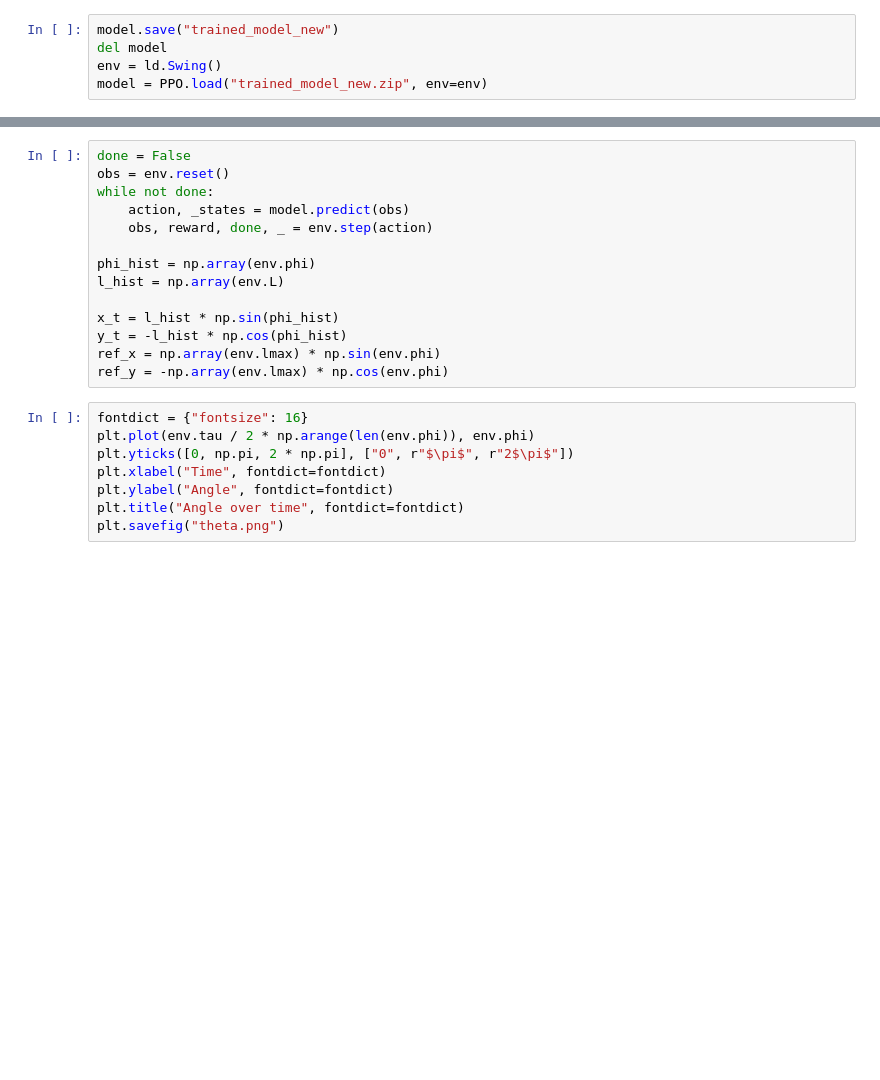
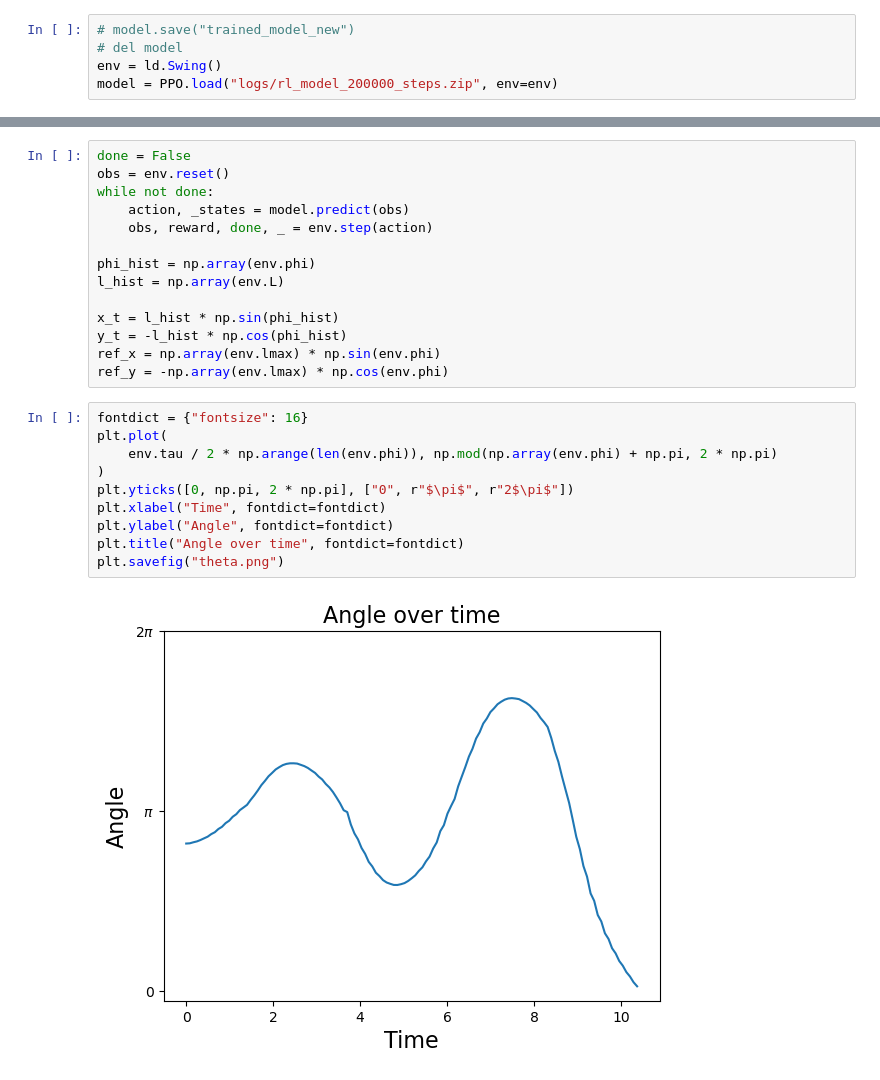
Before and after one commit to davenpi/swinging, a Jupyter notebook: code/eval_agent.ipynb, the cells around one changed output, grey strips where cells are left out. Cells and saved outputs as stored; diff of their text form; blank space fills up the shorter version.

```diff
--- a/code/eval_agent.ipynb
+++ b/code/eval_agent.ipynb
@@ -25,5 +27,5 @@ model.learn(total_timesteps=2e5, callback=checkpoint_callback)
 # %%
-model.save("trained_model_new")
-del model
+# model.save("trained_model_new")
+# del model
 env = ld.Swing()
-model = PPO.load("trained_model_new.zip", env=env)
+model = PPO.load("logs/rl_model_200000_steps.zip", env=env)
@@ -43,12 +48,16 @@ ref_x = np.array(env.lmax) * np.sin(env.phi)
 ref_y = -np.array(env.lmax) * np.cos(env.phi)
 # %%
 fontdict = {"fontsize": 16}
-plt.plot(env.tau / 2 * np.arange(len(env.phi)), env.phi)
+plt.plot(
+    env.tau / 2 * np.arange(len(env.phi)), np.mod(np.array(env.phi) + np.pi, 2 * np.pi)
+)
 plt.yticks([0, np.pi, 2 * np.pi], ["0", r"$\pi$", r"2$\pi$"])
 plt.xlabel("Time", fontdict=fontdict)
 plt.ylabel("Angle", fontdict=fontdict)
 plt.title("Angle over time", fontdict=fontdict)
 plt.savefig("theta.png")
+# %% [output]
+[figure, added]
 # %%
 plt.plot(env.tau / 2 * np.arange(len(env.phi)), env.L)
 plt.xlabel("Time", fontdict=fontdict)
```
Also changed, not shown: parts of 11 cells of this notebook, 8 other files.
